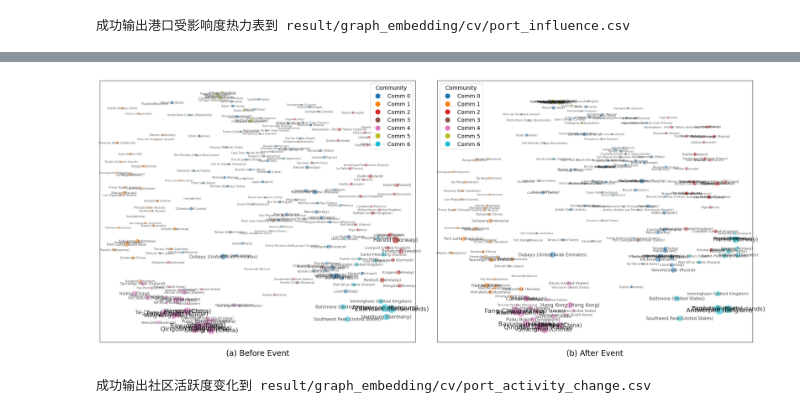
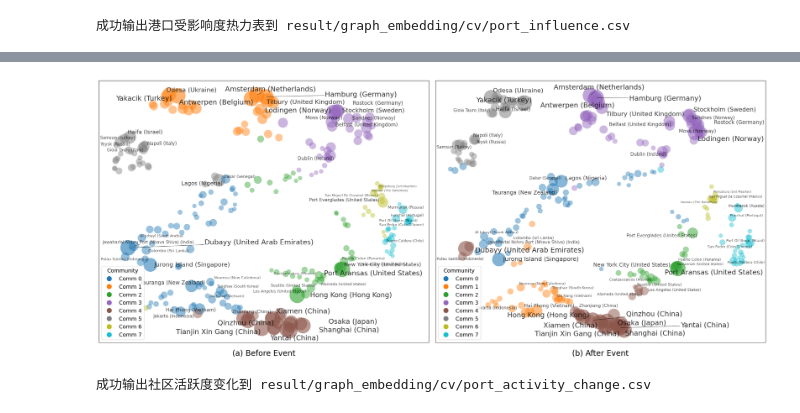
Before and after one commit to Paulliant/global-shipping-networks-analysis, a Jupyter notebook: Network Analysis/graph_embedding_calculate.ipynb, the cells around one changed output, grey strips where cells are left out. Saved outputs shown, nothing was run; the diff lists cells and outputs as text; code cells hidden in the pictures.

```diff
--- a/Network Analysis/graph_embedding_calculate.ipynb
+++ b/Network Analysis/graph_embedding_calculate.ipynb
@@ -286,6 +294,7 @@ from sklearn.metrics import (
 )
 from sklearn.metrics import adjusted_rand_score
 from sklearn.decomposition import PCA
+from sklearn.manifold import TSNE
 from sklearn.preprocessing import QuantileTransformer
 from scipy.optimize import linear_sum_assignment
 import matplotlib.pyplot as plt
@@ -294,7 +303,7 @@ from matplotlib.lines import Line2D
 # -------------------
 # 配置
 # -------------------
-name = 'cv'
+name = 'ru'
 RANDOM_SEED = 42
 np.random.seed(RANDOM_SEED)
 
@@ -331,20 +340,19 @@ percentage = 97.5
 
 Zb = linkage(emb_before, method='ward')
 Za = linkage(emb_after,  method='ward')
-thr_b = np.percentile(Zb[:, 2], percentage)
-thr_a = np.percentile(Za[:, 2], percentage)
+thr = np.percentile(np.concat([Zb[:, 2], Za[:, 2]]), percentage)
 
-print(f"before threshold = {thr_b:.3f}, after threshold = {thr_a:.3f}")
+print(f"threshold = {thr:.3f}")
 
 labels_before = AgglomerativeClustering(
     n_clusters=None,
-    distance_threshold=thr_b,
+    distance_threshold=thr,
     linkage='ward'
 ).fit_predict(emb_before)
 
 labels_after  = AgglomerativeClustering(
     n_clusters=None,
-    distance_threshold=thr_a,
+    distance_threshold=thr,
     linkage='ward'
 ).fit_predict(emb_after)
 
@@ -415,18 +423,26 @@ print("\n=== 社区检测指标对比 ===")
 print(metrics)
 
 # -------------------
-# 5. PCA + QuantileTransformer
+# 5. PCA/t-SNE + QuantileTransformer
 # -------------------
-pca = PCA(n_components=2, random_state=RANDOM_SEED)
-coords_b = pca.fit_transform(emb_before)
-coords_a = pca.transform(emb_after)
+
+# pca = PCA(n_components=2, random_state=RANDOM_SEED)
+# coords_b = pca.fit_transform(emb_before)
+# coords_a = pca.transform(emb_after)
+
+tsne = TSNE(n_components=2, perplexity=15, random_state=RANDOM_SEED)
+all_coords = tsne.fit_transform(np.vstack([emb_before, emb_after]))
+coords_b = all_coords[:emb_before.shape[0]]
+coords_a = all_coords[emb_before.shape[0]:]
+
 qt = QuantileTransformer(
-    n_quantiles=coords_b.shape[0],
+    n_quantiles=coords_b.shape[0] + coords_a.shape[0],
     output_distribution='uniform',
     random_state=RANDOM_SEED
 )
-qt_before = qt.fit_transform(coords_b)
-qt_after  = qt.transform(coords_a)
+all_qt = qt.fit_transform(np.vstack([coords_b, coords_a]))
+qt_before = all_qt[:coords_b.shape[0]]
+qt_after  = all_qt[coords_b.shape[0]:]
 
 cluster['x_b'], cluster['y_b'] = qt_before[:, 0], qt_before[:, 1]
 cluster['x_a'], cluster['y_a'] = qt_after[:,  0], qt_after[:,  1]
@@ -441,30 +457,45 @@ cluster['norm'] = np.sqrt(cluster['ship_cnts'] / max_cnt)
 fig, axes = plt.subplots(1, 2, figsize=(24, 10), constrained_layout=True, sharex=True, sharey=True)
 tab_colors = plt.cm.tab10(np.linspace(0, 1, max(n_comm_before, n_comm_after)))
 
+
+cluster['norm_thr_before'] = cluster.groupby('plot_before')['norm'].transform(lambda x: x.quantile(0.8))
+cluster['norm_thr_after'] = cluster.groupby('plot_before')['norm'].transform(lambda x: x.quantile(0.8))
 for ax, xcol, ycol, plot_col, title in [
     (axes[0], 'x_b', 'y_b', 'plot_before', '(a) Before Event'),
     (axes[1], 'x_a', 'y_a', 'plot_after',  '(b) After Event')
 ]:
+    thr = cluster['norm'].quantile(0.95)
+
+    texts      = []
     # 画点和标签
     for _, row in cluster.iterrows():
         lbl = row[plot_col]
         color = tab_colors[lbl % len(tab_colors)]
-        size      = 400 * row['norm']
+        size      = 1600 * row['norm']
         alpha_pt  = 0.4 + 0.2 * row['norm']
         alpha_txt = 0.6 + 0.2 * row['norm']
-        fontsize  = 6 + 10 * row['norm']
+        fontsize  = 6 + 12 * row['norm']
 
         ax.scatter(
             row[xcol], row[ycol],
             s=size, color=color,
             alpha=alpha_pt, edgecolors='none'
         )
-        ax.text(
-            row[xcol], row[ycol],
-            row['port_info'],
-            fontsize=fontsize, alpha=alpha_txt,
-            ha='center', va='center'
-        )
+
+        if row['norm'] >= thr or row['norm'] >= row['norm_thr_before'] or row['norm'] >= row['norm_thr_after']:
+            texts.append(ax.text(
+                row[xcol], row[ycol],
+                row['port_info'],
+                fontsize=fontsize, alpha=alpha_txt,
+                ha='center', va='center'
+            ))
+    from adjustText import adjust_text
+
+    adjust_text(
+        texts, ax=ax,
+        arrowprops=dict(arrowstyle='-', lw=0.6),
+        min_arrow_len=100
+    )
 
     # legend：只显示这一子图实际出现的社区
     used_labels = sorted(cluster[plot_col].unique())
@@ -499,4 +530,4 @@ davies_bouldin        1.343510   1.219490
-[figure, old version]
+[figure, new version]
 # %%
 # -------------------
 # 7. 计算社区内活跃度（基于 ship_cnts 求和）
```
Also changed, not shown: parts of 2 cells of this notebook, 6 other files.
